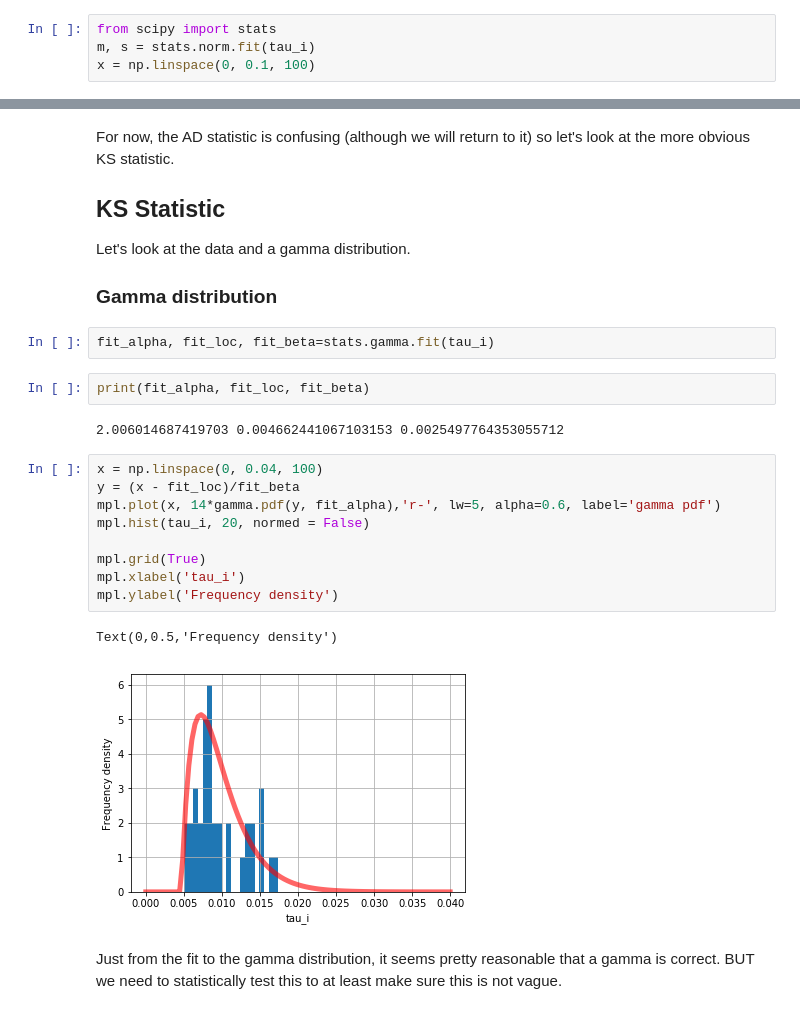
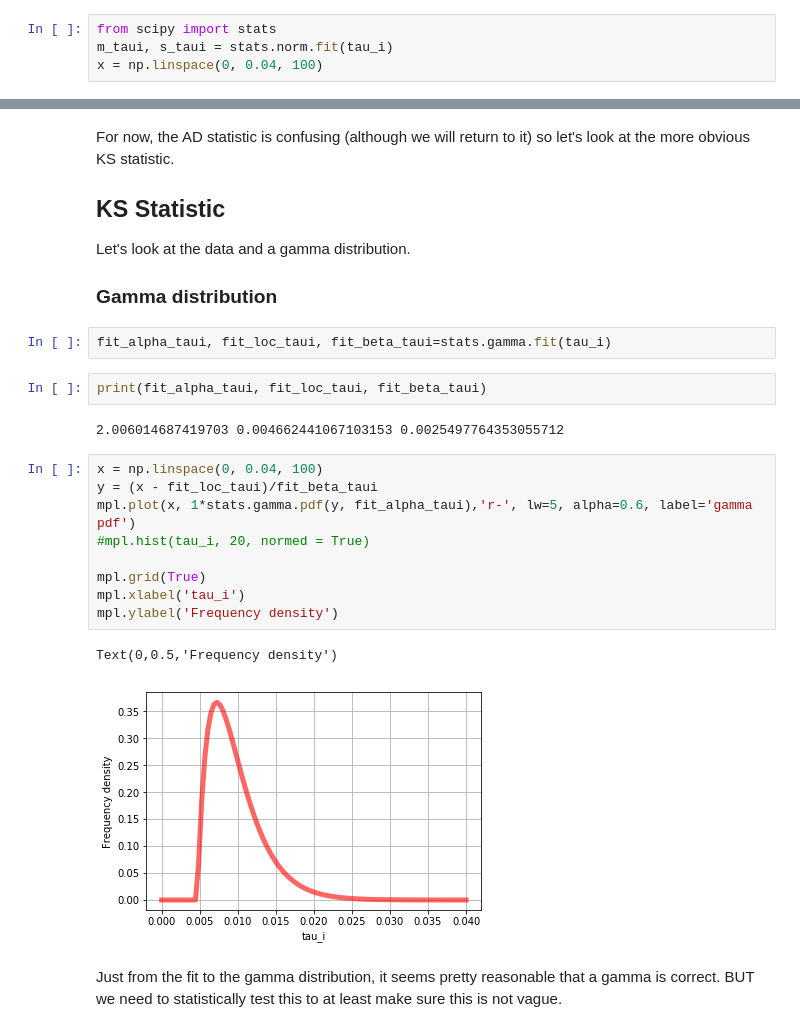
Before and after one commit to Raj-Lab-UCSF/spectrome, a Jupyter notebook: SCFC-spectral-python/SCFC/notebooks/prior-distributions.ipynb, the cells around one changed output, grey strips where cells are left out. Saved outputs shown, nothing was run; the diff lists cells and outputs as text.

```diff
--- a/SCFC-spectral-python/SCFC/notebooks/prior-distributions.ipynb
+++ b/SCFC-spectral-python/SCFC/notebooks/prior-distributions.ipynb
@@ -243,6 +243,6 @@ Let's start with a fairly nice parameter distibution: tau_i
 ### Testing the normal distribution
 # %%
 from scipy import stats
-m, s = stats.norm.fit(tau_i)
-x = np.linspace(0, 0.1, 100)
+m_taui, s_taui = stats.norm.fit(tau_i)
+x = np.linspace(0, 0.04, 100)
 # %%
@@ -286,23 +286,23 @@ Let's look at the data and a gamma distribution.
 
 ### Gamma distribution
 # %%
-fit_alpha, fit_loc, fit_beta=stats.gamma.fit(tau_i)
+fit_alpha_taui, fit_loc_taui, fit_beta_taui=stats.gamma.fit(tau_i)
-# %%
-print(fit_alpha, fit_loc, fit_beta)
-# %% [output]
-2.006014687419703 0.004662441067103153 0.0025497764353055712
+# %%
+print(fit_alpha_taui, fit_loc_taui, fit_beta_taui)
+# %% [output]
+2.006014687419703 0.004662441067103153 0.0025497764353055712
 # %%
 x = np.linspace(0, 0.04, 100)
-y = (x - fit_loc)/fit_beta
-mpl.plot(x, 14*gamma.pdf(y, fit_alpha),'r-', lw=5, alpha=0.6, label='gamma pdf')
-mpl.hist(tau_i, 20, normed = False)
+y = (x - fit_loc_taui)/fit_beta_taui
+mpl.plot(x, 1*stats.gamma.pdf(y, fit_alpha_taui),'r-', lw=5, alpha=0.6, label='gamma pdf')
+#mpl.hist(tau_i, 20, normed = True)
 
 mpl.grid(True)
 mpl.xlabel('tau_i')
 mpl.ylabel('Frequency density')
 # %% [output]
 Text(0,0.5,'Frequency density')
-[figure, old version]
+[figure, new version]
 # %% [markdown]
 Just from the fit to the gamma distribution, it seems pretty reasonable that a gamma is correct. BUT we need to statistically test this to at least make sure this is not vague.
 # %%
```
Also changed, not shown: parts of 36 cells of this notebook.
